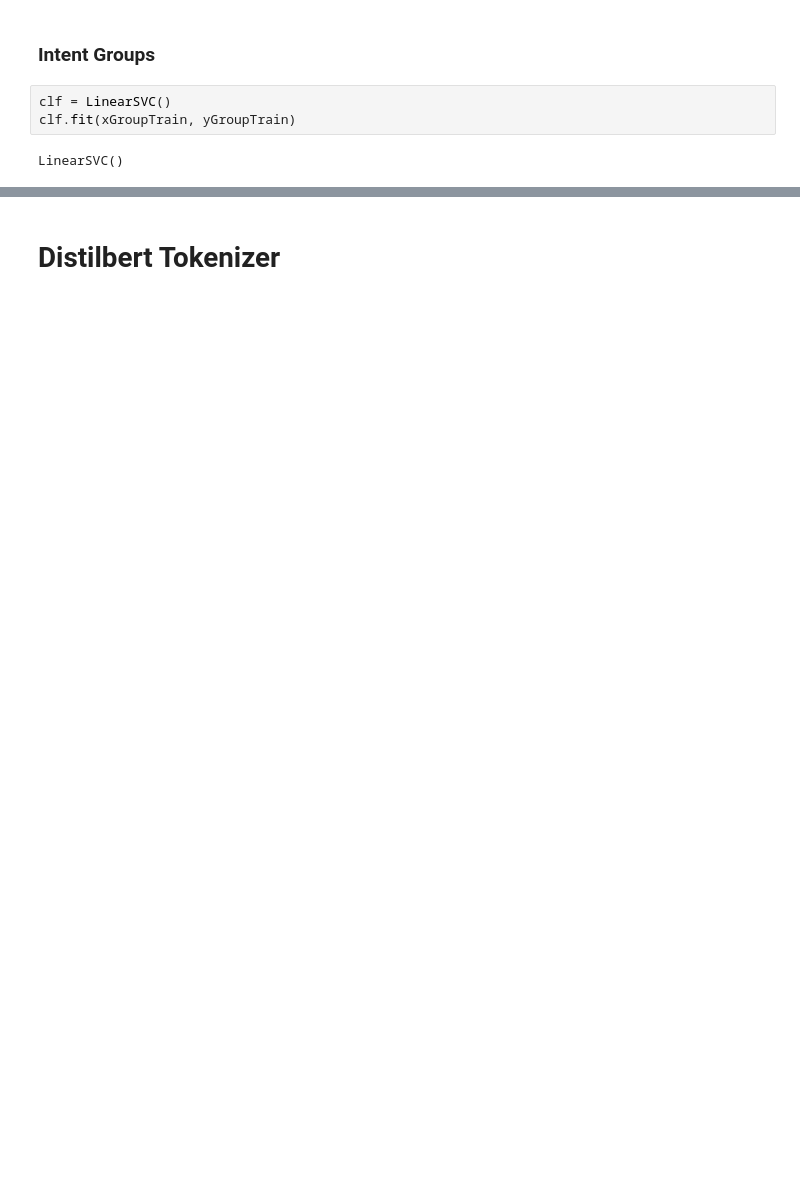
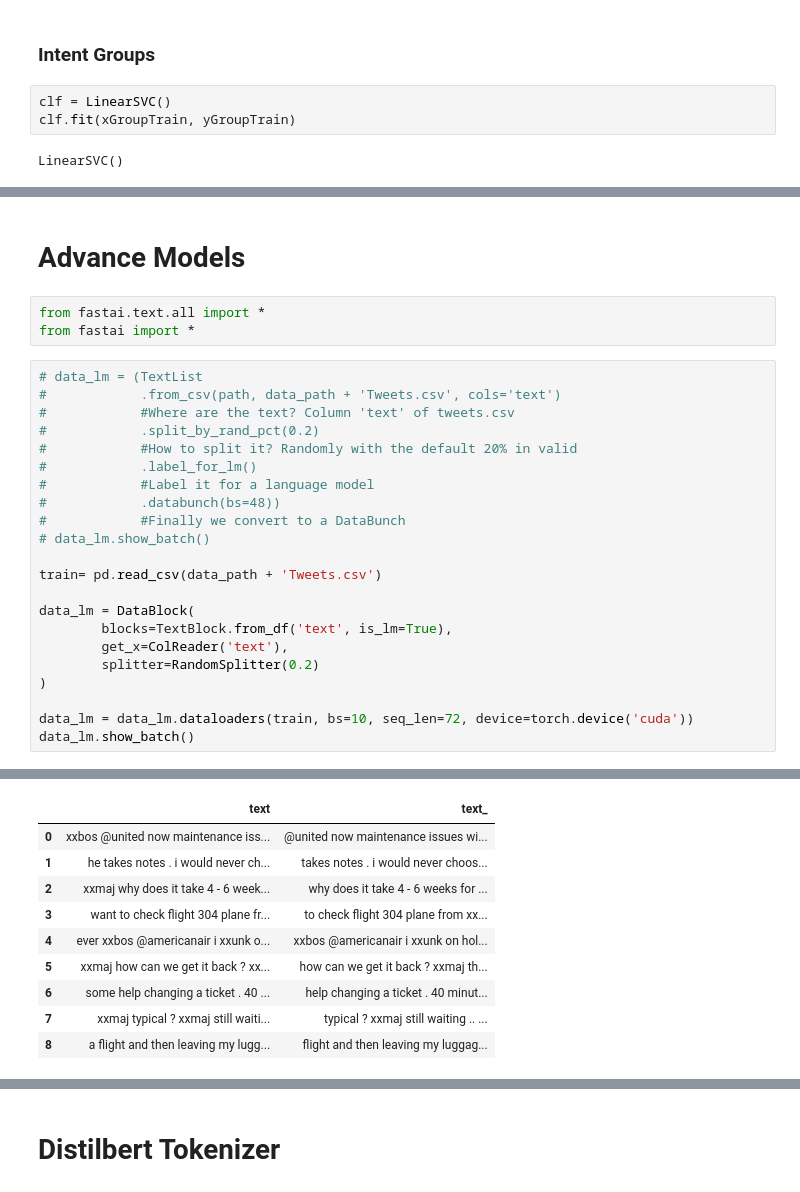
Before and after one commit to cosorio94/natalies-little-helper, a Jupyter notebook: notebooks/intent.ipynb, the cells around one changed output, grey strips where cells are left out. Drawn from its saved outputs; the diff is of its cells as text; blank space fills up the shorter version.

Commit message:
Trained ULMFiT LMs and classifiers

```diff
--- a/notebooks/intent.ipynb
+++ b/notebooks/intent.ipynb
@@ -305,0 +326,28 @@ weighted avg       0.66      0.66      0.66       639
+# %% [markdown]
+# Advance Models
+# %%
+from fastai.text.all import *
+from fastai import *
+# %%
+# data_lm = (TextList
+#            .from_csv(path, data_path + 'Tweets.csv', cols='text')
+#            #Where are the text? Column 'text' of tweets.csv
+#            .split_by_rand_pct(0.2)
+#            #How to split it? Randomly with the default 20% in valid
+#            .label_for_lm()
+#            #Label it for a language model
+#            .databunch(bs=48))
+#            #Finally we convert to a DataBunch
+# data_lm.show_batch()
+
+train= pd.read_csv(data_path + 'Tweets.csv')
+
+data_lm = DataBlock(
+        blocks=TextBlock.from_df('text', is_lm=True),
+        get_x=ColReader('text'),
+        splitter=RandomSplitter(0.2)
+)
+
+data_lm = data_lm.dataloaders(train, bs=10, seq_len=72, device=torch.device('cuda'))
+data_lm.show_batch()
+# %% [output]
@@ -305,0 +355,10 @@ weighted avg       0.66      0.66      0.66       639
+|  | text | text_ |
+| 0 | xxbos @united now maintenance iss... | @united now maintenance issues wi... |
+| 1 | he takes notes . i would never ch... | takes notes . i would never choos... |
+| 2 | xxmaj why does it take 4 - 6 week... | why does it take 4 - 6 weeks for ... |
+| 3 | want to check flight 304 plane fr... | to check flight 304 plane from xx... |
+| 4 | ever xxbos @americanair i xxunk o... | xxbos @americanair i xxunk on hol... |
+| 5 | xxmaj how can we get it back ? xx... | how can we get it back ? xxmaj th... |
+| 6 | some help changing a ticket . 40 ... | help changing a ticket . 40 minut... |
+| 7 | xxmaj typical ? xxmaj still waiti... | typical ? xxmaj still waiting .. ... |
+| 8 | a flight and then leaving my lugg... | flight and then leaving my luggag... |
```
Also changed, not shown: parts of 16 cells of this notebook, 3 other files.
